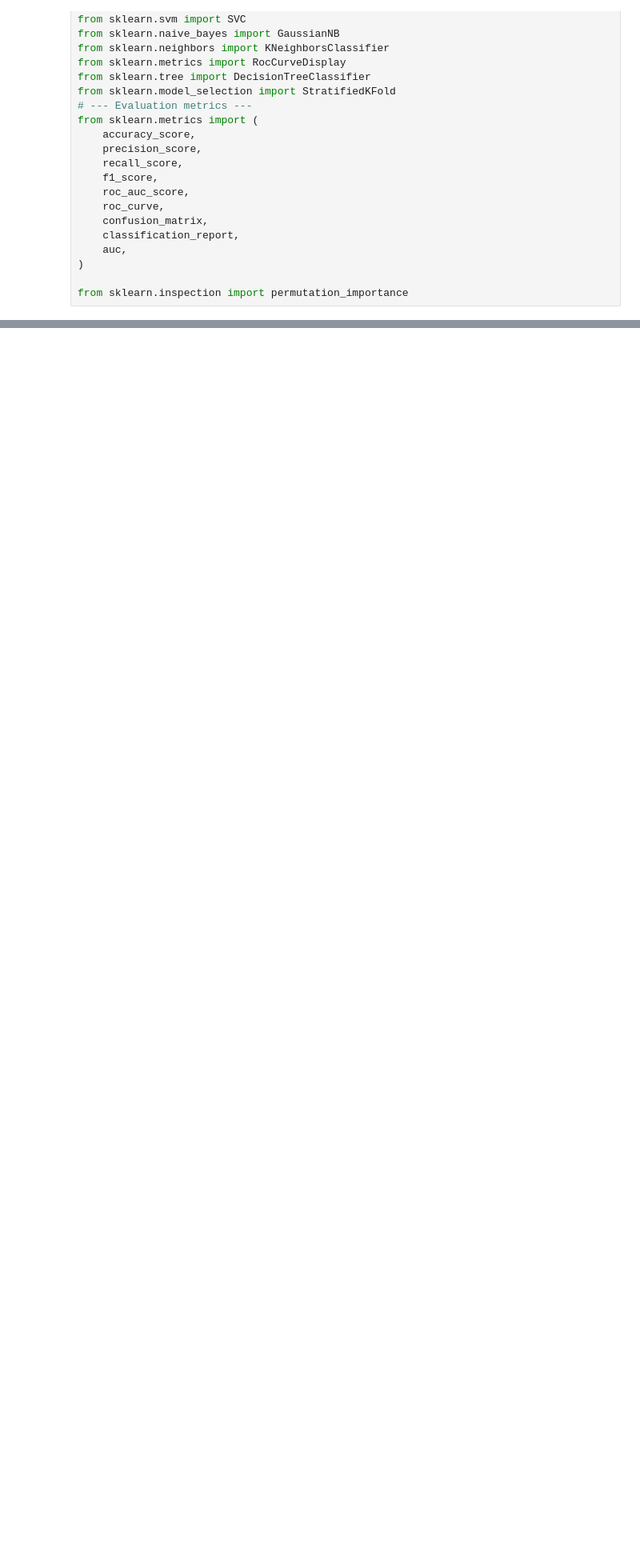
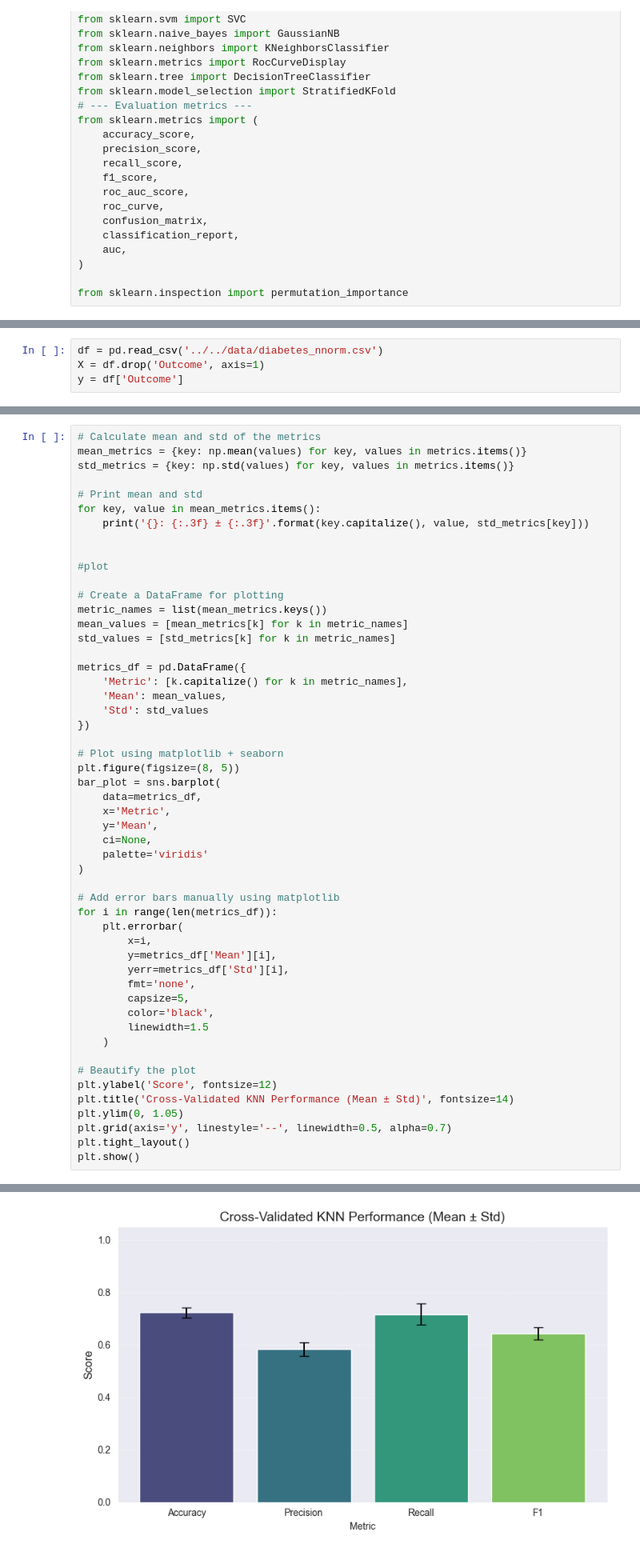
Before and after one commit to mettlrob/FoDS-Diabetes-Diagnosis, a Jupyter notebook: ML_Models/k_N_N/knn_1.2.ipynb, the cells around one changed output, grey strips where cells are left out. Shown at 80% size. Cells and saved outputs as stored; diff of their text form; blank space fills up the shorter version.

```diff
--- a/ML_Models/k_N_N/knn_1.2.ipynb
+++ b/ML_Models/k_N_N/knn_1.2.ipynb
@@ -42,0 +45,4 @@ from sklearn.inspection import permutation_importance
+# %%
+df = pd.read_csv('../../data/diabetes_nnorm.csv')
+X = df.drop('Outcome', axis=1)
+y = df['Outcome']
@@ -42,0 +185,53 @@ from sklearn.inspection import permutation_importance
+# %%
+# Calculate mean and std of the metrics
+mean_metrics = {key: np.mean(values) for key, values in metrics.items()}
+std_metrics = {key: np.std(values) for key, values in metrics.items()}
+
+# Print mean and std
+for key, value in mean_metrics.items():
+    print('{}: {:.3f} ± {:.3f}'.format(key.capitalize(), value, std_metrics[key]))
+
+
+#plot
+
+# Create a DataFrame for plotting
+metric_names = list(mean_metrics.keys())
+mean_values = [mean_metrics[k] for k in metric_names]
+std_values = [std_metrics[k] for k in metric_names]
+
+metrics_df = pd.DataFrame({
+    'Metric': [k.capitalize() for k in metric_names],
+    'Mean': mean_values,
+    'Std': std_values
+})
+
+# Plot using matplotlib + seaborn
+plt.figure(figsize=(8, 5))
+bar_plot = sns.barplot(
+    data=metrics_df,
+    x='Metric',
+    y='Mean',
+    ci=None,
+    palette='viridis'
+)
+
+# Add error bars manually using matplotlib
+for i in range(len(metrics_df)):
+    plt.errorbar(
+        x=i,
+        y=metrics_df['Mean'][i],
+        yerr=metrics_df['Std'][i],
+        fmt='none',
+        capsize=5,
+        color='black',
+        linewidth=1.5
+    )
+
+# Beautify the plot
+plt.ylabel('Score', fontsize=12)
+plt.title('Cross-Validated KNN Performance (Mean ± Std)', fontsize=14)
+plt.ylim(0, 1.05)
+plt.grid(axis='y', linestyle='--', linewidth=0.5, alpha=0.7)
+plt.tight_layout()
+plt.show()
+# %% [output]
@@ -42,0 +249 @@ from sklearn.inspection import permutation_importance
+[figure, added]
```
Also changed, not shown: parts of 5 cells of this notebook.
